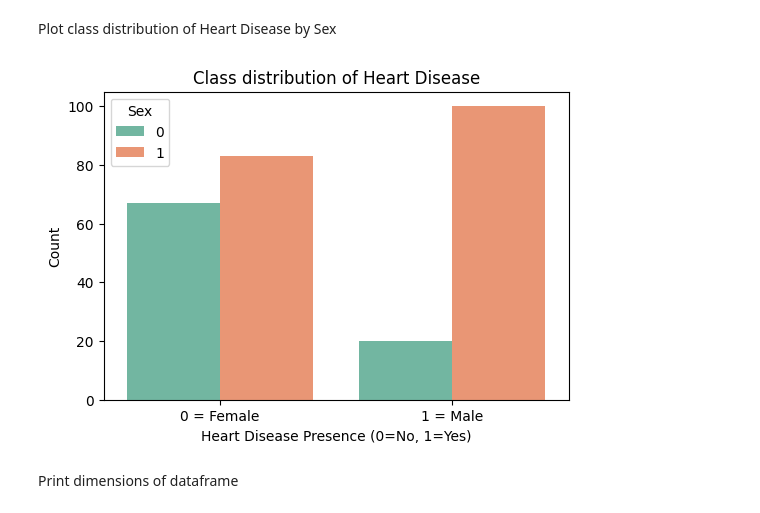
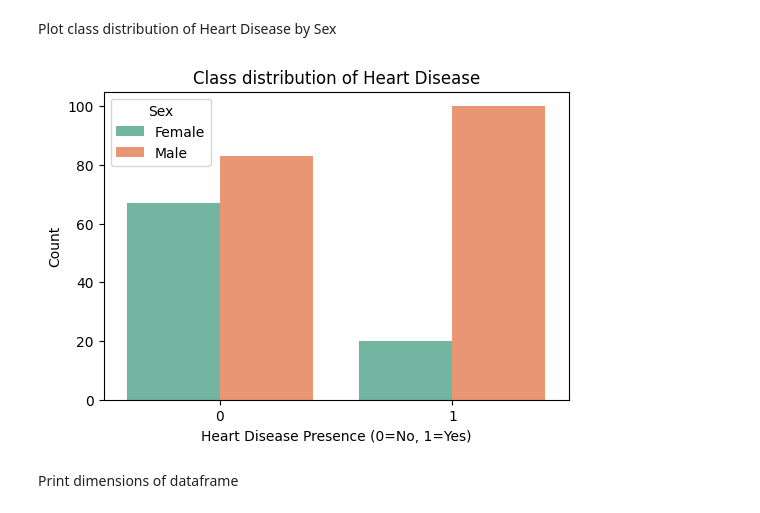
Before and after one commit to lisaforero/AREP, a Jupyter notebook: Classification/ClassificationAndLogisticRegression.ipynb, the cells around one changed output. Drawn from its saved outputs; the diff is of its cells as text; code cells hidden in the pictures.

```diff
--- a/Classification/ClassificationAndLogisticRegression.ipynb
+++ b/Classification/ClassificationAndLogisticRegression.ipynb
@@ -61,13 +61,14 @@ Plot class distribution of Heart Disease by Sex
 # %%
 plt.figure(figsize=(6,4))
 sns.countplot(x='Heart_Disease', hue='Sex', data=df_cleaned, palette='Set2')
 plt.title('Class distribution of Heart Disease')
 plt.xlabel('Heart Disease Presence (0=No, 1=Yes)')
 plt.ylabel('Count')
-plt.xticks([0, 1], ['0 = Female', '1 = Male'])
+plt.xticks([0, 1])
+plt.legend(title='Sex', labels=['Female', 'Male'])
 plt.show()
 # %% [output]
-[figure, old version]
+[figure, new version]
 # %% [markdown]
 Print dimensions of dataframe
 # %%
```
Also changed, not shown: parts of 13 cells of this notebook.
